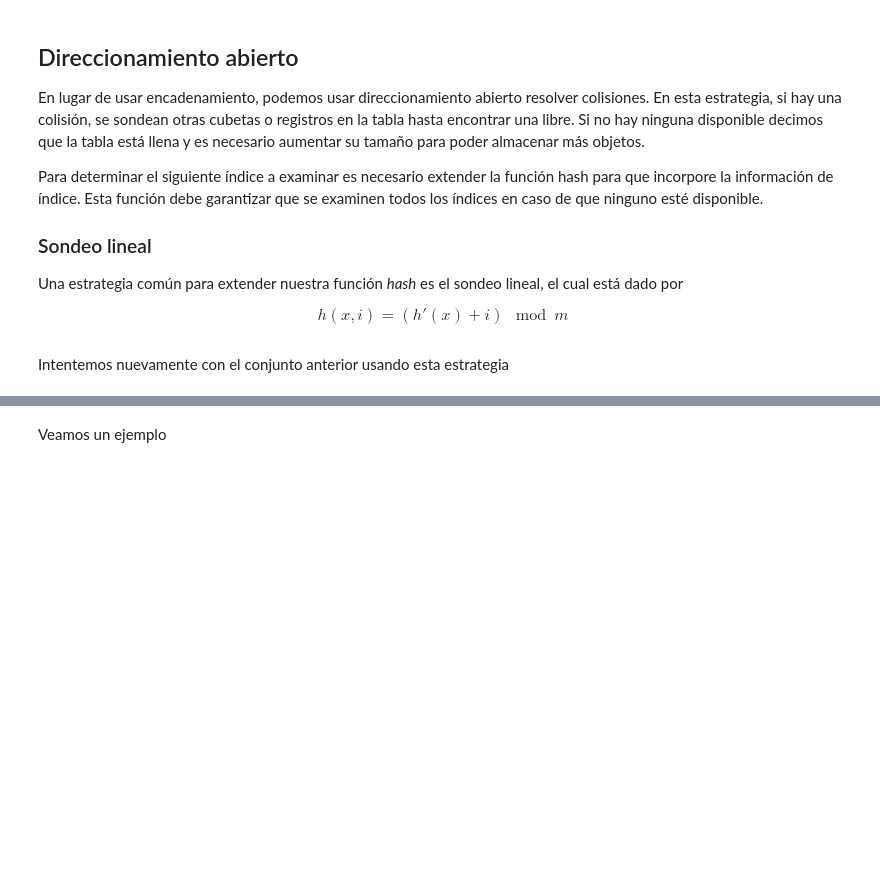
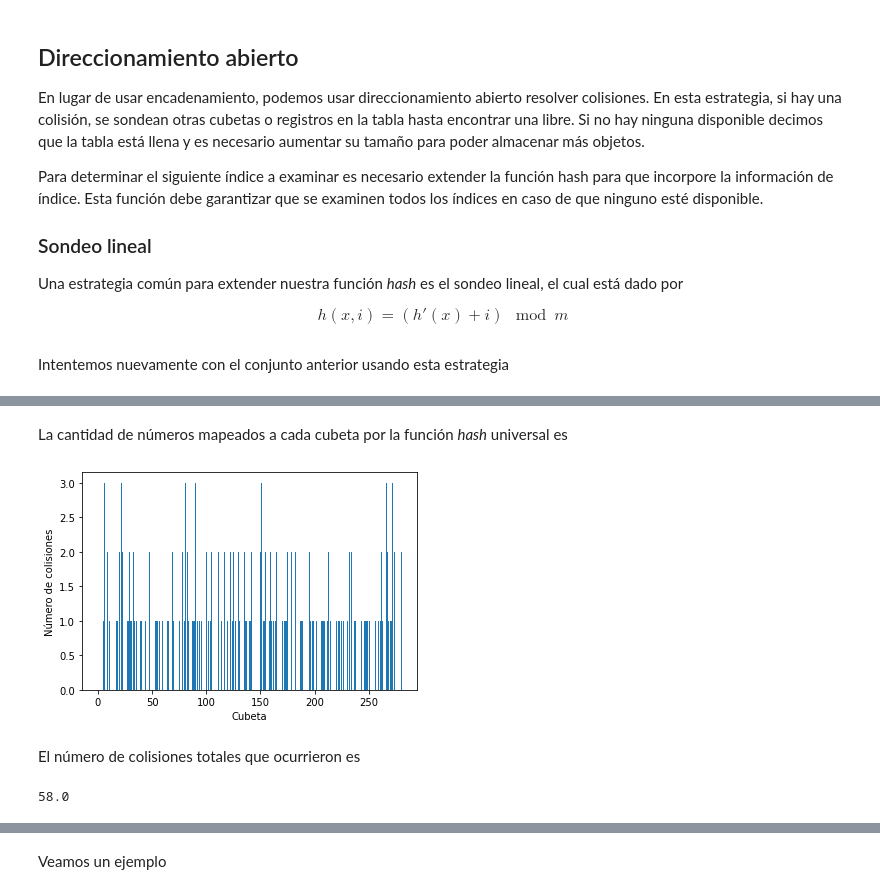
Before and after one commit to blancavazquez/CursoDatosMasivosI, a Jupyter notebook: notebooks/3a_funciones_hash.ipynb, the cells around one changed output, grey strips where cells are left out. Drawn from its saved outputs; the diff is of its cells as text; code cells hidden in the pictures; blank space fills up the shorter version.

```diff
--- a/notebooks/3a_funciones_hash.ipynb
+++ b/notebooks/3a_funciones_hash.ipynb
@@ -344,0 +526,10 @@ donde $a$ es una constante.
+# %%
+class THUnivOA(THOA):
+  def __init__(self, n_cubetas, a, b, primo):
+    super().__init__(n_cubetas)
+    self.a = a
+    self.b = b
+    self.primo = primo
+
+  def h(self, x):
+    return ((self.a * x + self.b) % self.primo) % self.n_cubetas
@@ -344,0 +538,7 @@ donde $a$ es una constante.
+# %%
+a = random.randint(1, 104729 - 1)
+b = random.randint(0, 104729 - 1)
+thunivoa = THUnivOA(281, a, b, 104729)
+for i,e in enumerate(conj):
+  thunivoa.insertar(e)
+print(thunivoa)
@@ -344,0 +563,15 @@ donde $a$ es una constante.
+# %% [markdown]
+La cantidad de números mapeados a cada cubeta por la función _hash_ universal es
+# %%
+plt.bar(np.arange(thunivoa.colisiones.size), thunivoa.colisiones)
+plt.xlabel('Cubeta')
+plt.ylabel(u'Número de colisiones')
+plt.show()
+# %% [output]
+[figure, added]
+# %% [markdown]
+El número de colisiones totales que ocurrieron es
+# %%
+np.sum(thunivoa.colisiones[thunivoa.colisiones > 1] - 1)
+# %% [output]
+58.0
```
Also changed, not shown: parts of 56 cells of this notebook.
